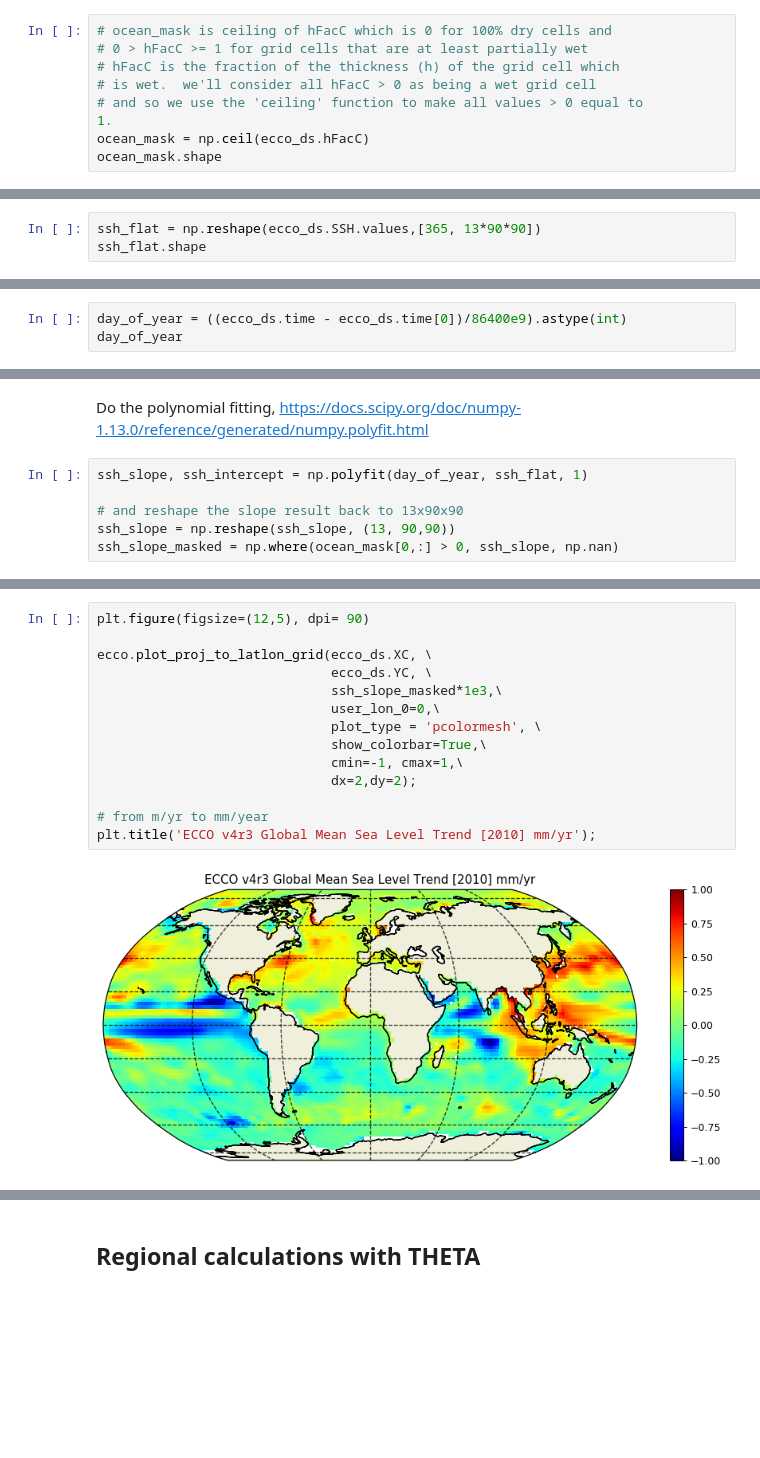
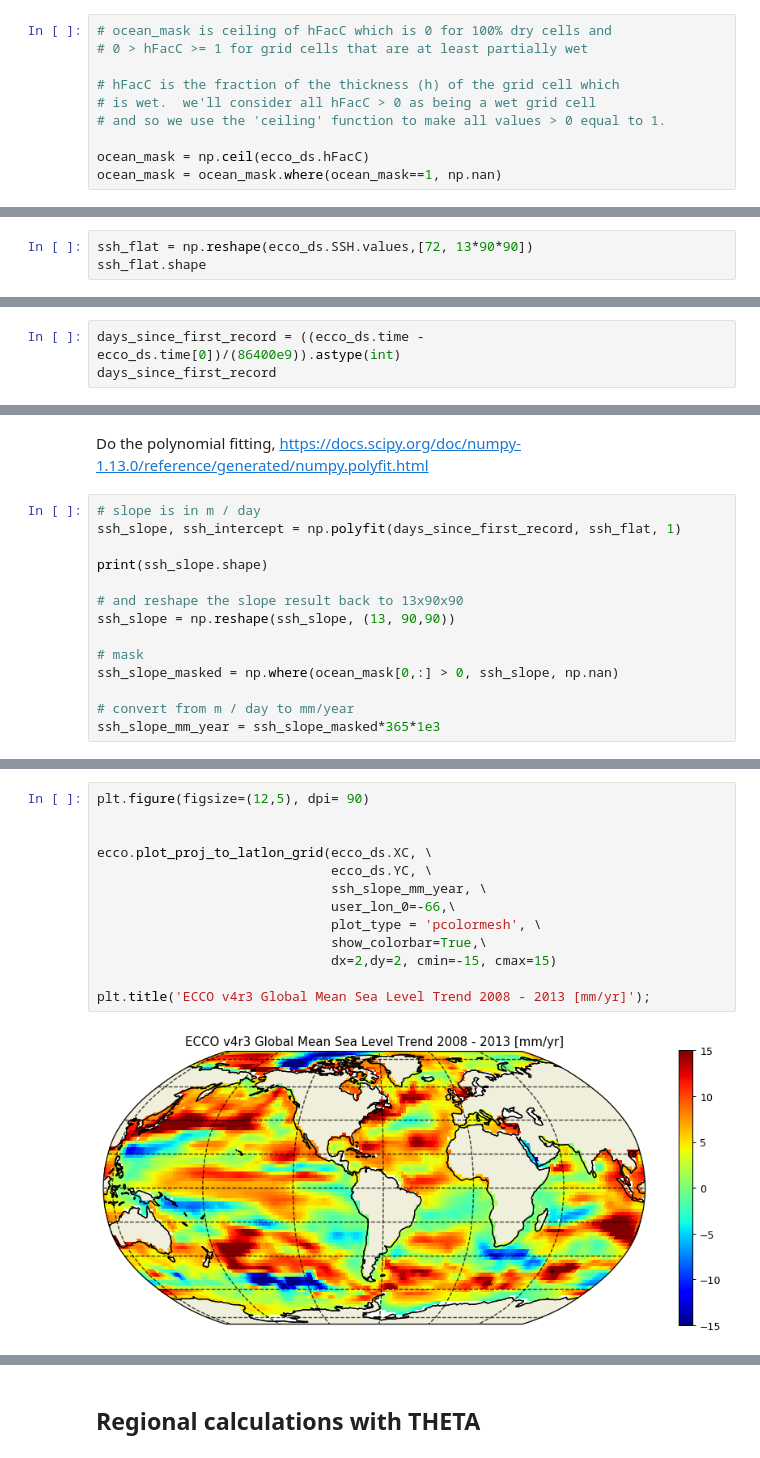
Before and after one commit to ECCO-GROUP/ECCO-v4-Python-Tutorial, a Jupyter notebook: Tutorials_as_Jupyter_Notebooks/ECCO_v4_Example_calculations_with_scalar_quantities.ipynb, the cells around one changed output, grey strips where cells are left out. Drawn from its saved outputs; the diff is of its cells as text; blank space fills up the shorter version.

```diff
--- a/Tutorials_as_Jupyter_Notebooks/ECCO_v4_Example_calculations_with_scalar_quantities.ipynb
+++ b/Tutorials_as_Jupyter_Notebooks/ECCO_v4_Example_calculations_with_scalar_quantities.ipynb
@@ -114,9 +114,10 @@ We will first construct a 3D mask that is True for model grid cells that are wet
 # %%
 # ocean_mask is ceiling of hFacC which is 0 for 100% dry cells and
 # 0 > hFacC >= 1 for grid cells that are at least partially wet
+
 # hFacC is the fraction of the thickness (h) of the grid cell which
 # is wet.  we'll consider all hFacC > 0 as being a wet grid cell
-# and so we use the 'ceiling' function to make all values > 0 equal to
-1.
+# and so we use the 'ceiling' function to make all values > 0 equal to 1.
+
 ocean_mask = np.ceil(ecco_ds.hFacC)
-ocean_mask.shape
+ocean_mask = ocean_mask.where(ocean_mask==1, np.nan)
@@ -330,4 +283,4 @@ ecco_ds.SSH.values.shape
 # %%
-ssh_flat = np.reshape(ecco_ds.SSH.values,[365, 13*90*90])
+ssh_flat = np.reshape(ecco_ds.SSH.values,[72, 13*90*90])
 ssh_flat.shape
 # %% [output]
@@ -335,4 +293,4 @@ ssh_flat.shape
 # %%
-day_of_year = ((ecco_ds.time - ecco_ds.time[0])/86400e9).astype(int)
-day_of_year
+days_since_first_record = ((ecco_ds.time - ecco_ds.time[0])/(86400e9)).astype(int)
+days_since_first_record
 # %% [output]
@@ -350,8 +317,16 @@ ssh_flat[np.isnan(ssh_flat)]=0.0
 # %% [markdown]
 Do the polynomial fitting, https://docs.scipy.org/doc/numpy-1.13.0/reference/generated/numpy.polyfit.html
 # %%
-ssh_slope, ssh_intercept = np.polyfit(day_of_year, ssh_flat, 1)
+# slope is in m / day
+ssh_slope, ssh_intercept = np.polyfit(days_since_first_record, ssh_flat, 1)
+
+print(ssh_slope.shape)
 
 # and reshape the slope result back to 13x90x90
 ssh_slope = np.reshape(ssh_slope, (13, 90,90))
+
+# mask
 ssh_slope_masked = np.where(ocean_mask[0,:] > 0, ssh_slope, np.nan)
+
+# convert from m / day to mm/year
+ssh_slope_mm_year = ssh_slope_masked*365*1e3
@@ -358,16 +335,15 @@ ssh_slope_masked = np.where(ocean_mask[0,:] > 0, ssh_slope, np.nan)
 # %%
 plt.figure(figsize=(12,5), dpi= 90)
 
+
 ecco.plot_proj_to_latlon_grid(ecco_ds.XC, \
                               ecco_ds.YC, \
-                              ssh_slope_masked*1e3,\
-                              user_lon_0=0,\
+                              ssh_slope_mm_year, \
+                              user_lon_0=-66,\
                               plot_type = 'pcolormesh', \
                               show_colorbar=True,\
-                              cmin=-1, cmax=1,\
-                              dx=2,dy=2);
+                              dx=2,dy=2, cmin=-15, cmax=15)
 
-# from m/yr to mm/year
-plt.title('ECCO v4r3 Global Mean Sea Level Trend [2010] mm/yr');
+plt.title('ECCO v4r3 Global Mean Sea Level Trend 2008 - 2013 [mm/yr]');
 # %% [output]
-[figure, old version]
+[figure, new version]
```
Also changed, not shown: parts of 39 cells of this notebook, 39 other files.
